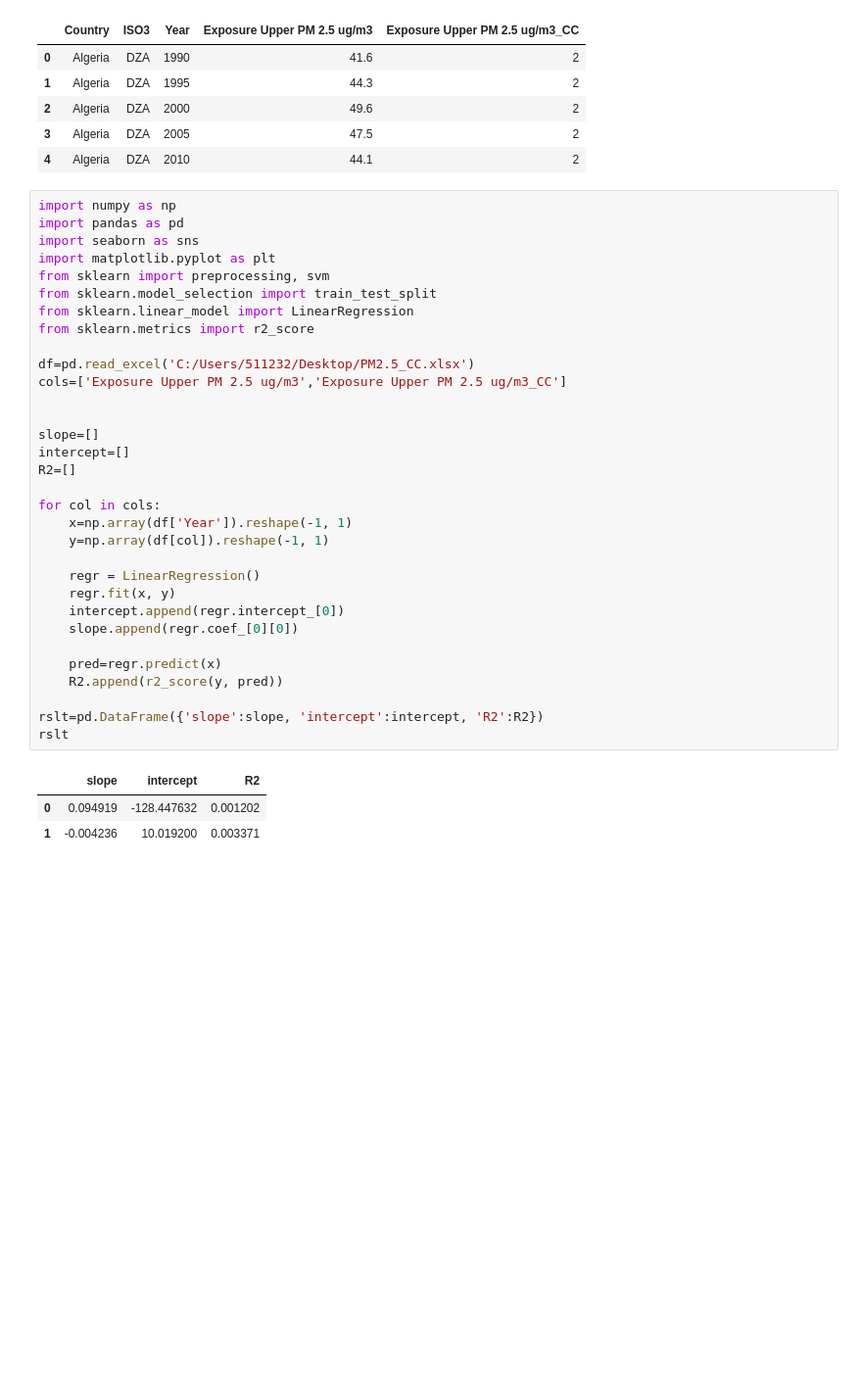
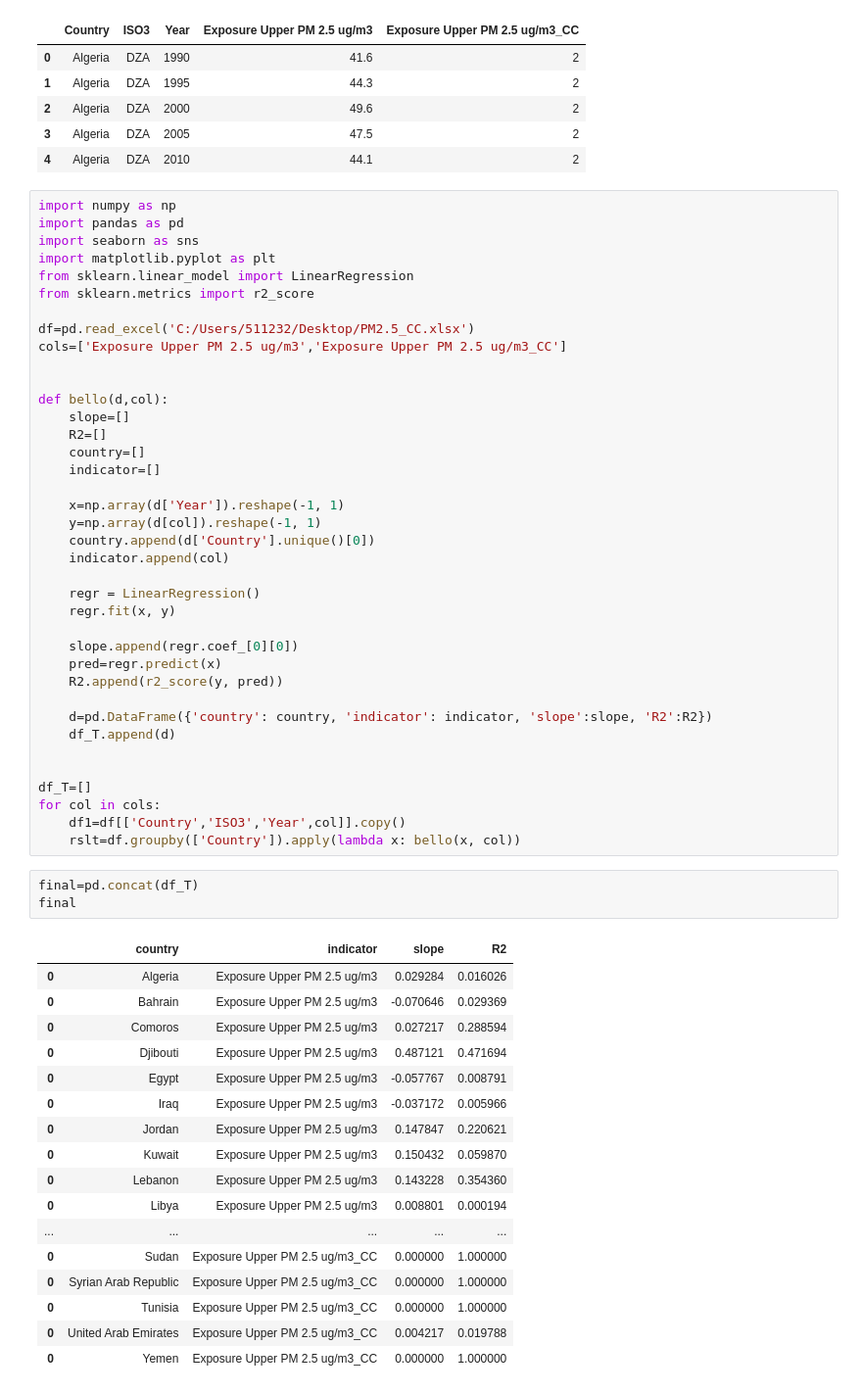
Before and after one commit to raffi1974/LFS, a Jupyter notebook: LFS_Iraq.ipynb, the cells around one changed output. Shown at 98% size. Cells and saved outputs as stored; diff of their text form; blank space fills up the shorter version.

```diff
--- a/LFS_Iraq.ipynb
+++ b/LFS_Iraq.ipynb
@@ -248,8 +255,6 @@ import numpy as np
 import pandas as pd
 import seaborn as sns
 import matplotlib.pyplot as plt
-from sklearn import preprocessing, svm
-from sklearn.model_selection import train_test_split
 from sklearn.linear_model import LinearRegression
 from sklearn.metrics import r2_score
 
@@ -257,25 +262,50 @@ df=pd.read_excel('C:/Users/511232/Desktop/PM2.5_CC.xlsx')
 cols=['Exposure Upper PM 2.5 ug/m3','Exposure Upper PM 2.5 ug/m3_CC']
 
 
-slope=[]
-intercept=[]
-R2=[]
+def bello(d,col):
+    slope=[]
+    R2=[]
+    country=[]
+    indicator=[]
 
-for col in cols:
-    x=np.array(df['Year']).reshape(-1, 1)
-    y=np.array(df[col]).reshape(-1, 1)
+    x=np.array(d['Year']).reshape(-1, 1)
+    y=np.array(d[col]).reshape(-1, 1)
+    country.append(d['Country'].unique()[0])
+    indicator.append(col)
 
     regr = LinearRegression()
     regr.fit(x, y)
-    intercept.append(regr.intercept_[0])
+
     slope.append(regr.coef_[0][0])
-
     pred=regr.predict(x)
     R2.append(r2_score(y, pred))
 
-rslt=pd.DataFrame({'slope':slope, 'intercept':intercept, 'R2':R2})
-rslt
+    d=pd.DataFrame({'country': country, 'indicator': indicator, 'slope':slope, 'R2':R2})
+    df_T.append(d)
+
+
+df_T=[]
+for col in cols:
+    df1=df[['Country','ISO3','Year',col]].copy()
+    rslt=df.groupby(['Country']).apply(lambda x: bello(x, col))
-# %% [output]
-|  | slope | intercept | R2 |
-| 0 | 0.094919 | -128.447632 | 0.001202 |
-| 1 | -0.004236 | 10.019200 | 0.003371 |
+# %%
+final=pd.concat(df_T)
+final
+# %% [output]
+|  | country | indicator | slope | R2 |
+| 0 | Algeria | Exposure Upper PM 2.5 ug/m3 | 0.029284 | 0.016026 |
+| 0 | Bahrain | Exposure Upper PM 2.5 ug/m3 | -0.070646 | 0.029369 |
+| 0 | Comoros | Exposure Upper PM 2.5 ug/m3 | 0.027217 | 0.288594 |
+| 0 | Djibouti | Exposure Upper PM 2.5 ug/m3 | 0.487121 | 0.471694 |
+| 0 | Egypt | Exposure Upper PM 2.5 ug/m3 | -0.057767 | 0.008791 |
+| 0 | Iraq | Exposure Upper PM 2.5 ug/m3 | -0.037172 | 0.005966 |
+| 0 | Jordan | Exposure Upper PM 2.5 ug/m3 | 0.147847 | 0.220621 |
+| 0 | Kuwait | Exposure Upper PM 2.5 ug/m3 | 0.150432 | 0.059870 |
+| 0 | Lebanon | Exposure Upper PM 2.5 ug/m3 | 0.143228 | 0.354360 |
+| 0 | Libya | Exposure Upper PM 2.5 ug/m3 | 0.008801 | 0.000194 |
+| ... | ... | ... | ... | ... |
+| 0 | Sudan | Exposure Upper PM 2.5 ug/m3_CC | 0.000000 | 1.000000 |
+| 0 | Syrian Arab Republic | Exposure Upper PM 2.5 ug/m3_CC | 0.000000 | 1.000000 |
+| 0 | Tunisia | Exposure Upper PM 2.5 ug/m3_CC | 0.000000 | 1.000000 |
+| 0 | United Arab Emirates | Exposure Upper PM 2.5 ug/m3_CC | 0.004217 | 0.019788 |
+| 0 | Yemen | Exposure Upper PM 2.5 ug/m3_CC | 0.000000 | 1.000000 |
```
Also changed, not shown: parts of 3 cells of this notebook.
